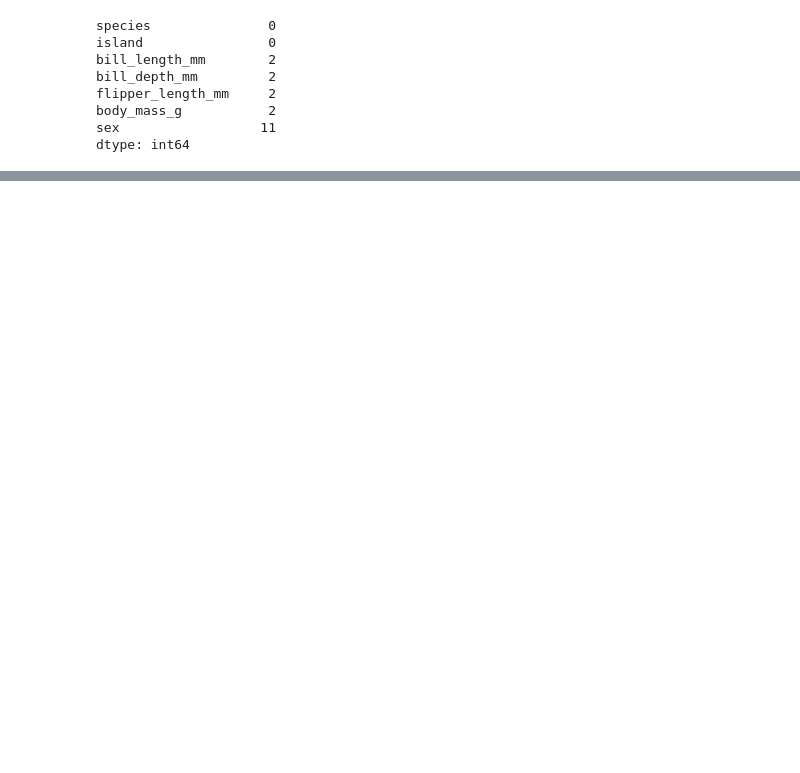
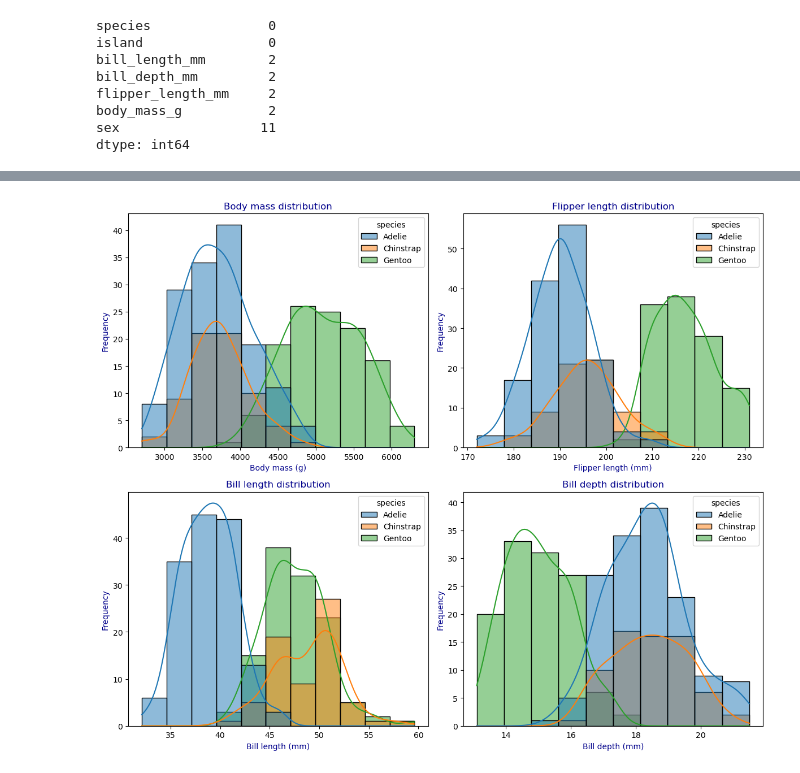
Before and after one commit to L-g00438909/my_work, a Jupyter notebook: penguins.ipynb, the cells around one changed output, grey strips where cells are left out. Drawn from its saved outputs; the diff is of its cells as text; code cells hidden in the pictures; blank space fills up the shorter version.

```diff
--- a/penguins.ipynb
+++ b/penguins.ipynb
@@ -363,0 +321,27 @@ plt.show()
+# %%
+# historam subplots of body mass, flipper length, bill length and bill depth per species
+fig, axs = plt.subplots(2, 2, figsize=(12, 10))
+sns.histplot(df, x='body_mass_g', hue='species', kde=True, ax=axs[0, 0])
+axs[0, 0].set_xlabel('Body mass (g)', color='darkblue')
+axs[0, 0].set_ylabel('Frequency', color='darkblue')
+axs[0, 0].set_title('Body mass distribution', color='darkblue')
+
+sns.histplot(df, x='flipper_length_mm', hue='species', kde=True, ax=axs[0, 1])
+axs[0, 1].set_xlabel('Flipper length (mm)', color='darkblue')
+axs[0, 1].set_ylabel('Frequency', color='darkblue')
+axs[0, 1].set_title('Flipper length distribution', color='darkblue')
+
+sns.histplot(df, x='bill_length_mm', hue='species', kde=True, ax=axs[1, 0])
+axs[1, 0].set_xlabel('Bill length (mm)', color='darkblue')
+axs[1, 0].set_ylabel('Frequency', color='darkblue')
+axs[1, 0].set_title('Bill length distribution', color='darkblue')
+
+sns.histplot(df, x='bill_depth_mm', hue='species', kde=True, ax=axs[1, 1])
+axs[1, 1].set_xlabel('Bill depth (mm)', color='darkblue')
+axs[1, 1].set_ylabel('Frequency', color='darkblue')
+axs[1, 1].set_title('Bill depth distribution', color='darkblue')
+
+plt.tight_layout()
+plt.show()
+# %% [output]
+[figure, added]
```
Also changed, not shown: parts of 95 cells of this notebook, 12 other files.
